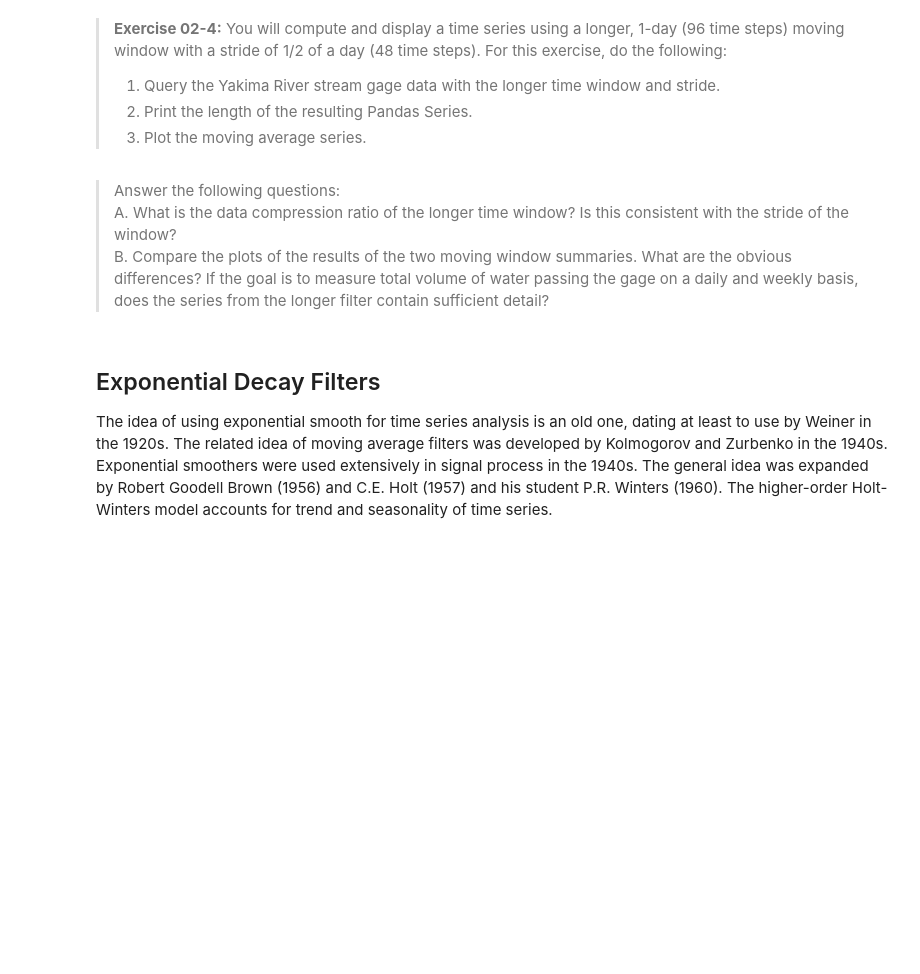
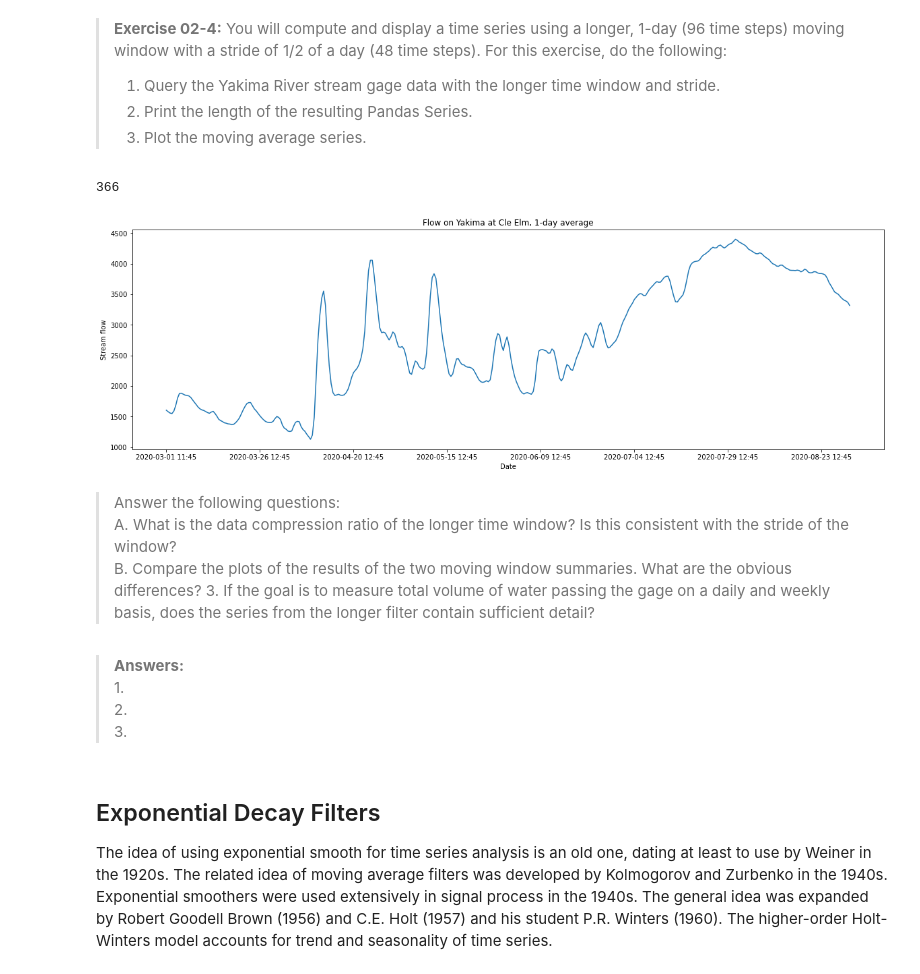
Before and after one commit to StephenElston/CSCI-E-108, a Jupyter notebook: notebooks/02_Streaming.ipynb, the cells around one changed output. Saved outputs shown, nothing was run; the diff lists cells and outputs as text; code cells hidden in the pictures; blank space fills up the shorter version.

```diff
--- a/notebooks/02_Streaming.ipynb
+++ b/notebooks/02_Streaming.ipynb
@@ -168,10 +251,22 @@ To examine the 4-hour moving average time series you have computed, execute the
 > 3. Plot the moving average series.
 # %%
 ## Put your code below
+
+print(len(filtered_96))
+_=plot_time_series(filtered_96, title='Flow on Yakima at Cle Elm, 1-day average')
+# %% [output]
+366
+[figure, added]
 # %% [markdown]
 > Answer the following questions:
 > A. What is the data compression ratio of the longer time window? Is this consistent with the stride of the window?
-> B. Compare the plots of the results of the two moving window summaries. What are the obvious differences? If the goal is to measure total volume of water passing the gage on a daily and weekly basis, does the series from the longer filter contain sufficient detail?
+> B. Compare the plots of the results of the two moving window summaries. What are the obvious differences?
+> 3. If the goal is to measure total volume of water passing the gage on a daily and weekly basis, does the series from the longer filter contain sufficient detail?
+# %% [markdown]
+> **Answers:**
+> 1.
+> 2.
+> 3.
 # %% [markdown]
 ## Exponential Decay Filters
 
```
Also changed, not shown: parts of 66 cells of this notebook.
